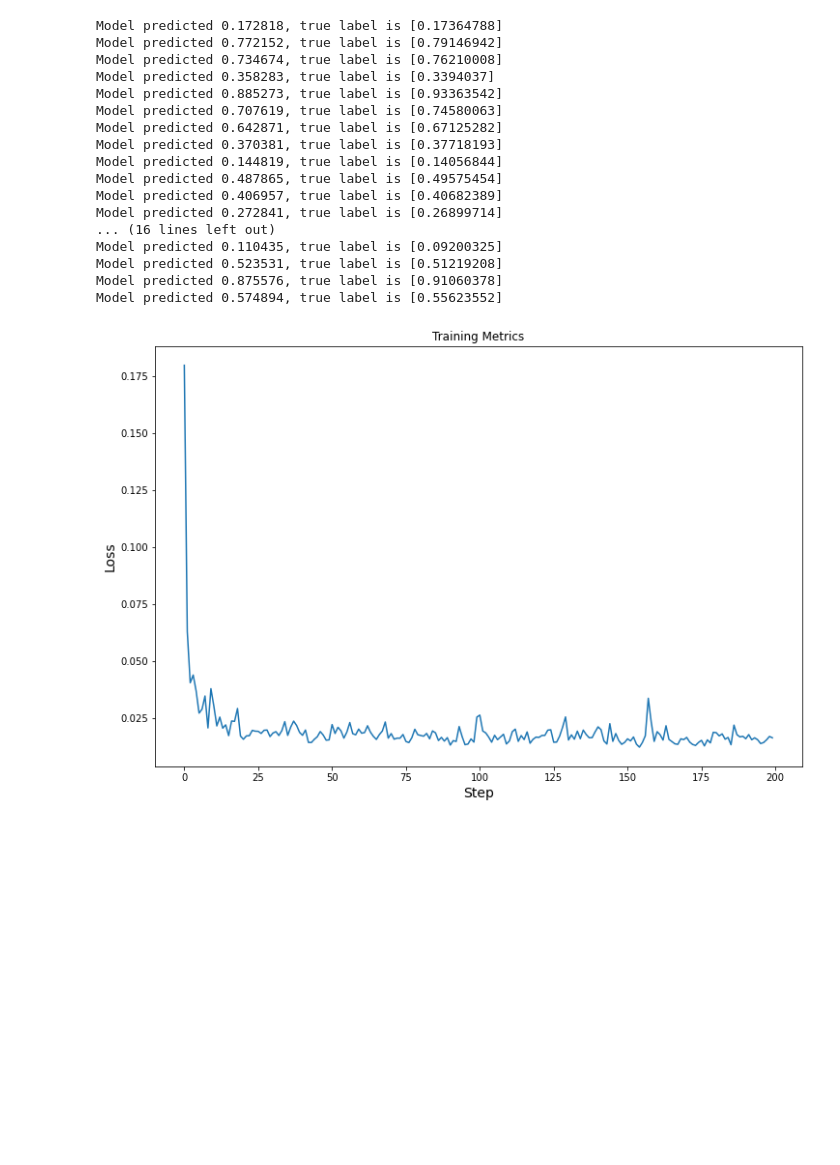
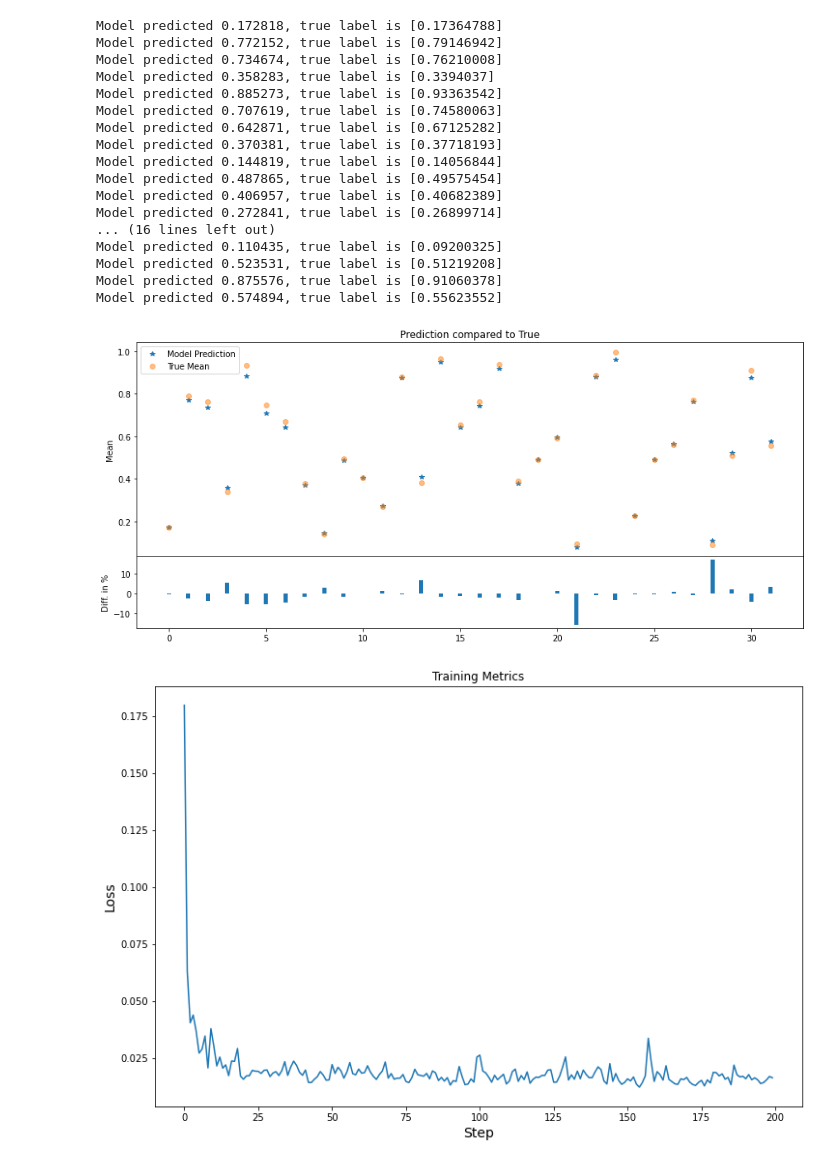
Before and after one commit to BeSuter/bsuter_masterproject, a Jupyter notebook: RandomSphereRegression.ipynb, the cells around one changed output. Saved outputs shown, nothing was run; the diff lists cells and outputs as text; code cells hidden in the pictures; blank space fills up the shorter version.

Commit message:
Added Plot comparing Predictions to true

```diff
--- a/RandomSphereRegression.ipynb
+++ b/RandomSphereRegression.ipynb
@@ -192,6 +192,37 @@ Model predicted 0.110435, true label is [0.09200325]
 Model predicted 0.523531, true label is [0.51219208]
 Model predicted 0.875576, true label is [0.91060378]
 Model predicted 0.574894, true label is [0.55623552]
+# %%
+# Plot the prediction against the true label
+steps = np.arange(32)
+RelDiff = []
+for index in steps:
+    if predictions[index:0] < labels[index:0]:
+        diff = (1 - predictions[index,0]/labels[index,0])*100
+        print(diff)
+    else:
+        diff = (1 - labels[index,0]/predictions[index,0])*100
+    RelDiff.append(diff)
+# Calculate the % difference
+#RelDiff
+fig = plt.figure(figsize=(14,6))
+ax1 = fig.add_axes([0.1, 0.35, 0.8, 0.6],
+                    ylabel='Mean',
+                    title='Prediction compared to True')
+ax2 = fig.add_axes([0.1, 0.15, 0.8, 0.2],
+                    sharex=ax1,
+                    ylabel='Diff. in %')
+
+ax1.plot(predictions[:,0], marker='*', ls='',
+                label='Model Prediction')
+ax1.plot(labels[:,0], marker='o', ls='', alpha=0.5,
+                label='True Mean')
+ax2.bar(steps, RelDiff, width=0.2, label='Rel. Diff')
+#plt.savefig(target, format='pdf')
+ax1.legend()
+plt.show()
+# %% [output]
+[figure, added]
 # %%
 plt.figure(figsize=(12, 8))
 plt.title('Training Metrics')
```
